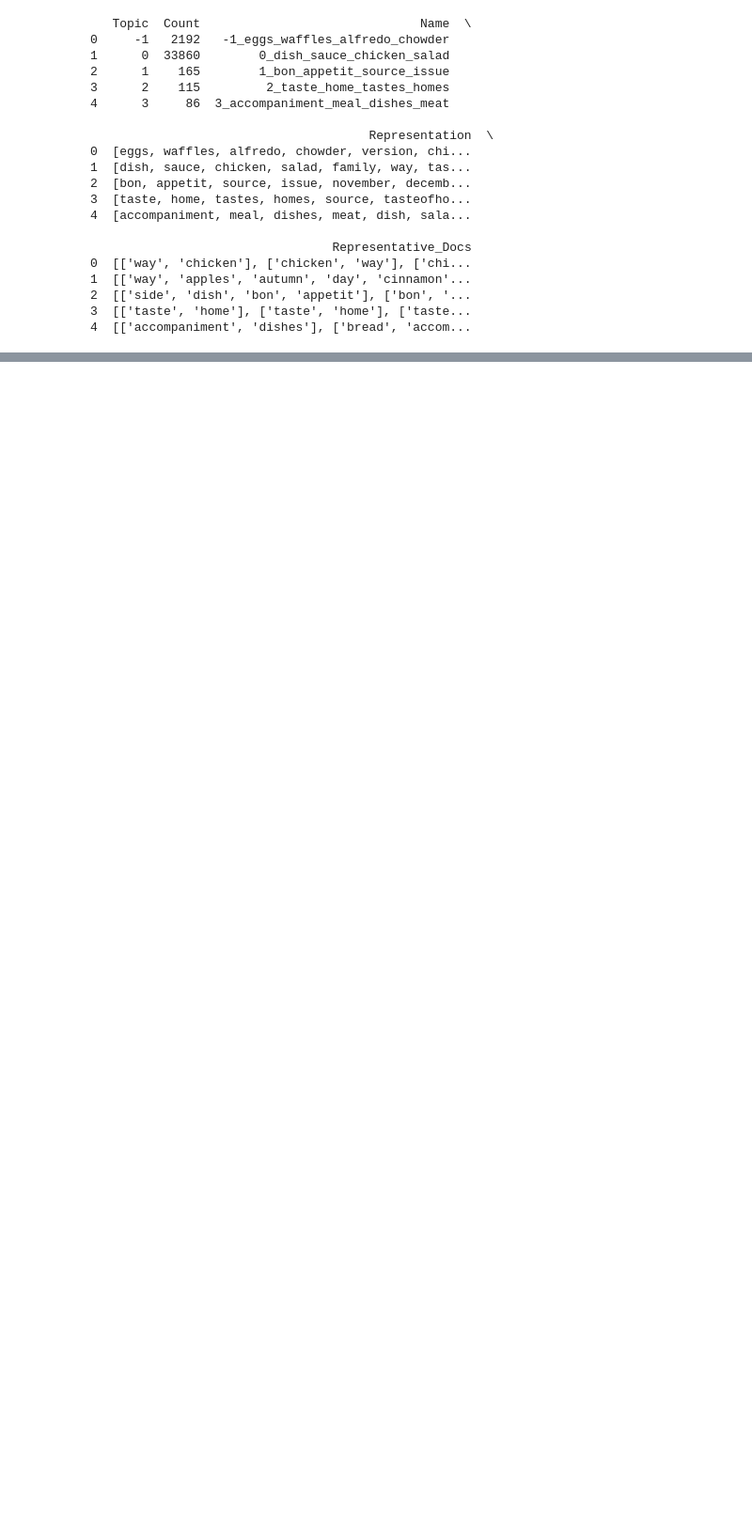
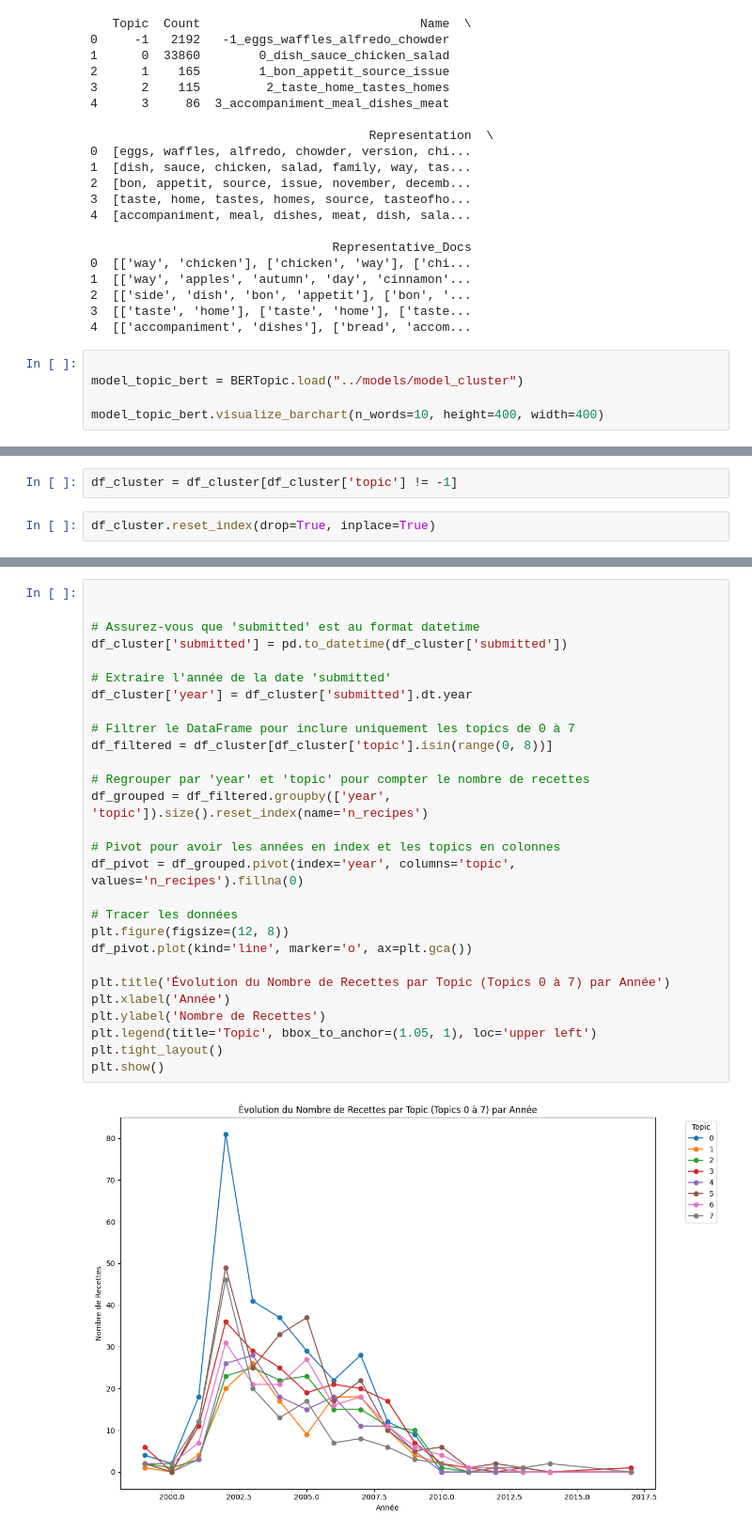
Before and after one commit to amaldre/projet_Kit_Big_Data, a Jupyter notebook: data_processing/Test_de_clustering_BERTopic.ipynb, the cells around one changed output, grey strips where cells are left out. Shown at 94% size. Drawn from its saved outputs; the diff is of its cells as text; blank space fills up the shorter version.

```diff
--- a/data_processing/Test_de_clustering_BERTopic.ipynb
+++ b/data_processing/Test_de_clustering_BERTopic.ipynb
@@ -537,3 +537,8 @@ To disable this warning, you can either:
 2  [['side', 'dish', 'bon', 'appetit'], ['bon', '...
 3  [['taste', 'home'], ['taste', 'home'], ['taste...
 4  [['accompaniment', 'dishes'], ['bread', 'accom...
+# %%
+
+model_topic_bert = BERTopic.load("../models/model_cluster")
+
+model_topic_bert.visualize_barchart(n_words=10, height=400, width=400)
@@ -539,0 +563,4 @@ To disable this warning, you can either:
+# %%
+df_cluster = df_cluster[df_cluster['topic'] != -1]
+# %%
+df_cluster.reset_index(drop=True, inplace=True)
@@ -539,0 +583,30 @@ To disable this warning, you can either:
+# %%
+
+
+# Assurez-vous que 'submitted' est au format datetime
+df_cluster['submitted'] = pd.to_datetime(df_cluster['submitted'])
+
+# Extraire l'année de la date 'submitted'
+df_cluster['year'] = df_cluster['submitted'].dt.year
+
+# Filtrer le DataFrame pour inclure uniquement les topics de 0 à 7
+df_filtered = df_cluster[df_cluster['topic'].isin(range(0, 8))]
+
+# Regrouper par 'year' et 'topic' pour compter le nombre de recettes
+df_grouped = df_filtered.groupby(['year', 'topic']).size().reset_index(name='n_recipes')
+
+# Pivot pour avoir les années en index et les topics en colonnes
+df_pivot = df_grouped.pivot(index='year', columns='topic', values='n_recipes').fillna(0)
+
+# Tracer les données
+plt.figure(figsize=(12, 8))
+df_pivot.plot(kind='line', marker='o', ax=plt.gca())
+
+plt.title('Évolution du Nombre de Recettes par Topic (Topics 0 à 7) par Année')
+plt.xlabel('Année')
+plt.ylabel('Nombre de Recettes')
+plt.legend(title='Topic', bbox_to_anchor=(1.05, 1), loc='upper left')
+plt.tight_layout()
+plt.show()
+# %% [output]
+[figure, added]
```
Also changed, not shown: parts of 20 cells of this notebook, 4 other files.
